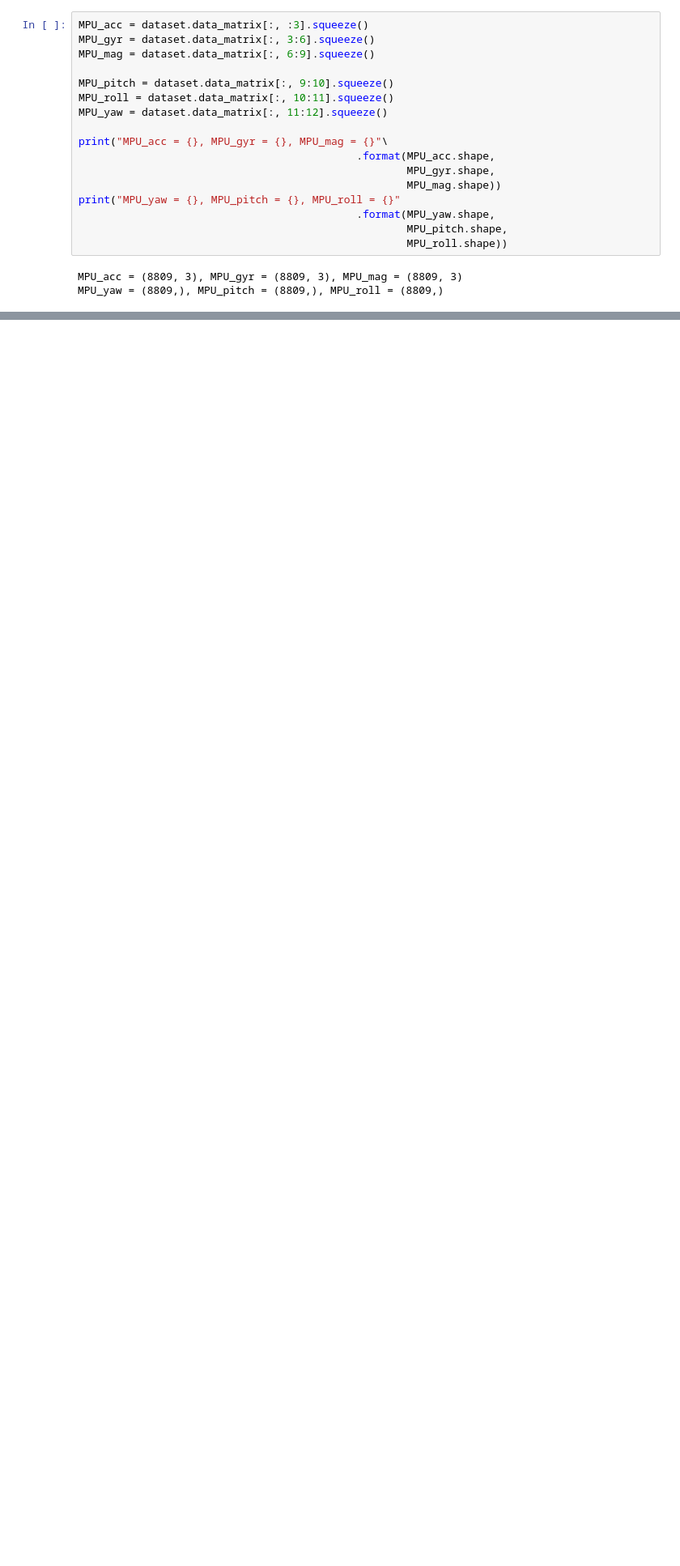
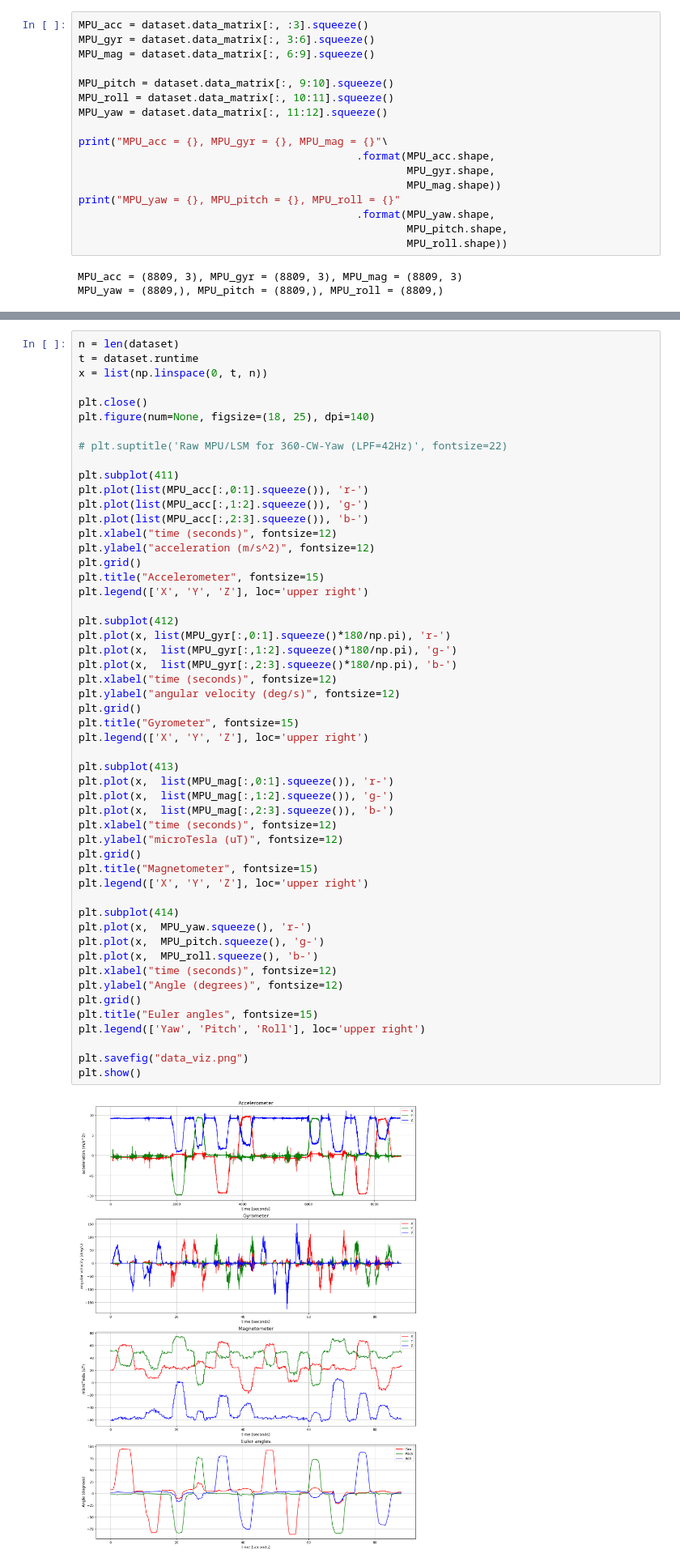
Before and after one commit to crohan009/Motion_Processor_Emulator, a Jupyter notebook: code base/Sensor_fusion/data_viz.ipynb, the cells around one changed output, grey strips where cells are left out. Shown at 81% size. Drawn from its saved outputs; the diff is of its cells as text; blank space fills up the shorter version.

```diff
--- a/code base/Sensor_fusion/data_viz.ipynb
+++ b/code base/Sensor_fusion/data_viz.ipynb
@@ -235,3 +236,57 @@ plt.savefig("data_viz.png")
 plt.show()
 # %% [output]
 [figure]
+# %%
+n = len(dataset)
+t = dataset.runtime
+x = list(np.linspace(0, t, n))
+
+plt.close()
+plt.figure(num=None, figsize=(18, 25), dpi=140)
+
+# plt.suptitle('Raw MPU/LSM for 360-CW-Yaw (LPF=42Hz)', fontsize=22)
+
+plt.subplot(411)
+plt.plot(list(MPU_acc[:,0:1].squeeze()), 'r-')
+plt.plot(list(MPU_acc[:,1:2].squeeze()), 'g-')
+plt.plot(list(MPU_acc[:,2:3].squeeze()), 'b-')
+plt.xlabel("time (seconds)", fontsize=12)
+plt.ylabel("acceleration (m/s^2)", fontsize=12)
+plt.grid()
+plt.title("Accelerometer", fontsize=15)
+plt.legend(['X', 'Y', 'Z'], loc='upper right')
+
+plt.subplot(412)
+plt.plot(x, list(MPU_gyr[:,0:1].squeeze()*180/np.pi), 'r-')
+plt.plot(x,  list(MPU_gyr[:,1:2].squeeze()*180/np.pi), 'g-')
+plt.plot(x,  list(MPU_gyr[:,2:3].squeeze()*180/np.pi), 'b-')
+plt.xlabel("time (seconds)", fontsize=12)
+plt.ylabel("angular velocity (deg/s)", fontsize=12)
+plt.grid()
+plt.title("Gyrometer", fontsize=15)
+plt.legend(['X', 'Y', 'Z'], loc='upper right')
+
+plt.subplot(413)
+plt.plot(x,  list(MPU_mag[:,0:1].squeeze()), 'r-')
+plt.plot(x,  list(MPU_mag[:,1:2].squeeze()), 'g-')
+plt.plot(x,  list(MPU_mag[:,2:3].squeeze()), 'b-')
+plt.xlabel("time (seconds)", fontsize=12)
+plt.ylabel("microTesla (uT)", fontsize=12)
+plt.grid()
+plt.title("Magnetometer", fontsize=15)
+plt.legend(['X', 'Y', 'Z'], loc='upper right')
+
+plt.subplot(414)
+plt.plot(x,  MPU_yaw.squeeze(), 'r-')
+plt.plot(x,  MPU_pitch.squeeze(), 'g-')
+plt.plot(x,  MPU_roll.squeeze(), 'b-')
+plt.xlabel("time (seconds)", fontsize=12)
+plt.ylabel("Angle (degrees)", fontsize=12)
+plt.grid()
+plt.title("Euler angles", fontsize=15)
+plt.legend(['Yaw', 'Pitch', 'Roll'], loc='upper right')
+
+plt.savefig("data_viz.png")
+plt.show()
+# %% [output]
+[figure, added]
```
Also changed, not shown: parts of 1 cell of this notebook, 27 other files.
